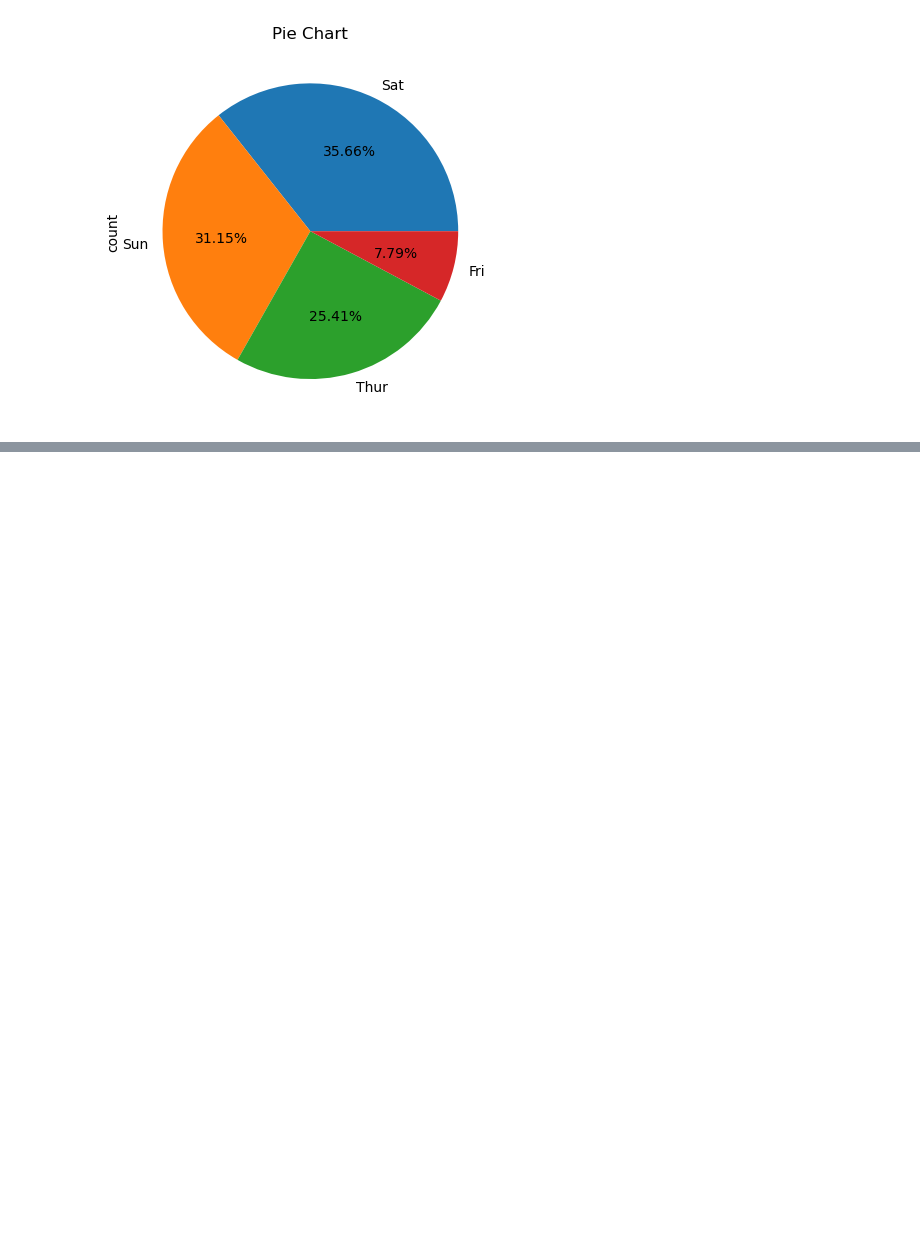
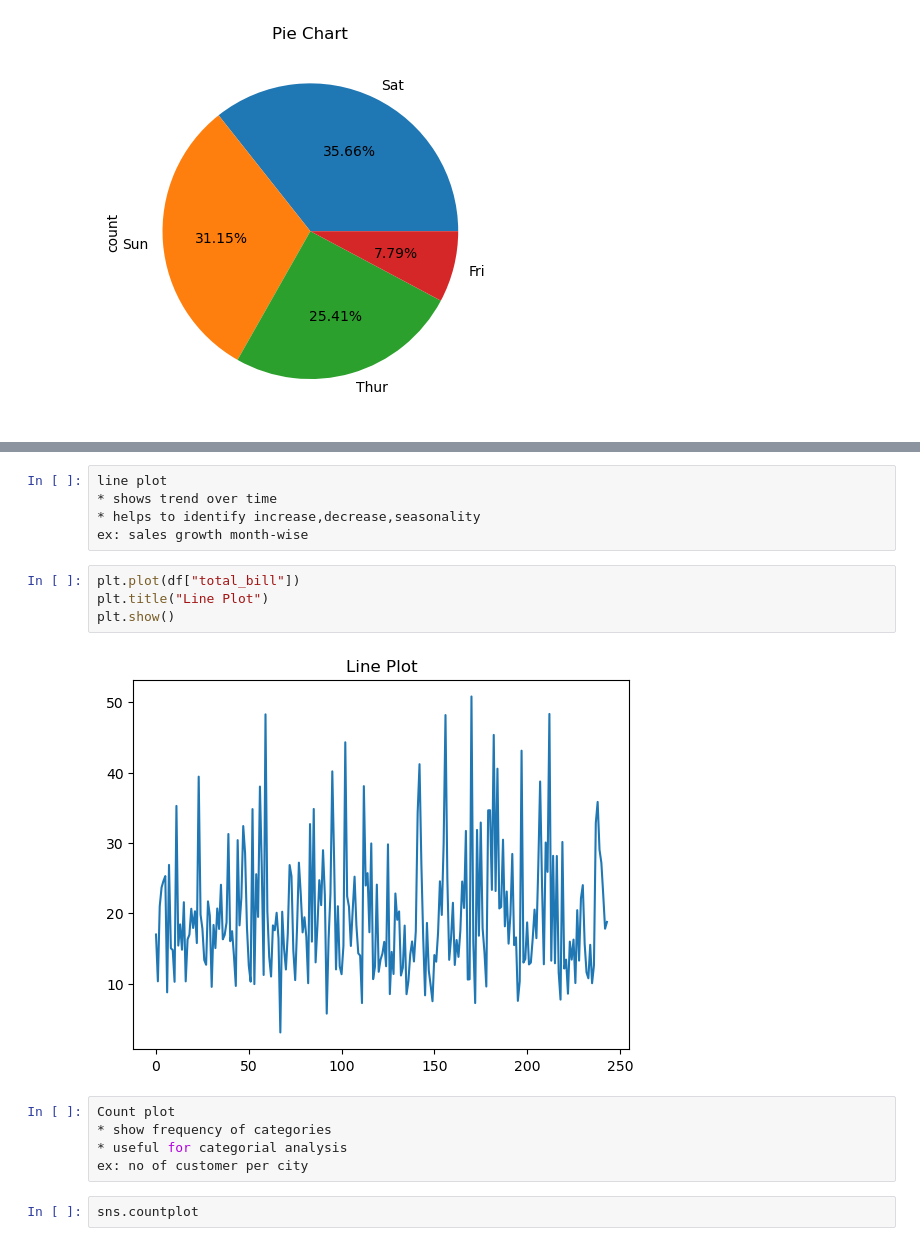
Before and after one commit to aryanra419/Python-class-notes, a Jupyter notebook: visualization.ipynb, the cells around one changed output, grey strips where cells are left out. Cells and saved outputs as stored; diff of their text form; blank space fills up the shorter version.

Commit message:
coun Chart

```diff
--- a/visualization.ipynb
+++ b/visualization.ipynb
@@ -195,0 +210,18 @@ plt.show()
+# %%
+line plot
+* shows trend over time
+* helps to identify increase,decrease,seasonality
+ex: sales growth month-wise
+# %%
+plt.plot(df["total_bill"])
+plt.title("Line Plot")
+plt.show()
+# %% [output]
+[figure, added]
+# %%
+Count plot
+* show frequency of categories
+* useful for categorial analysis
+ex: no of customer per city
+# %%
+sns.countplot
```
Also changed, not shown: parts of 3 cells of this notebook.
